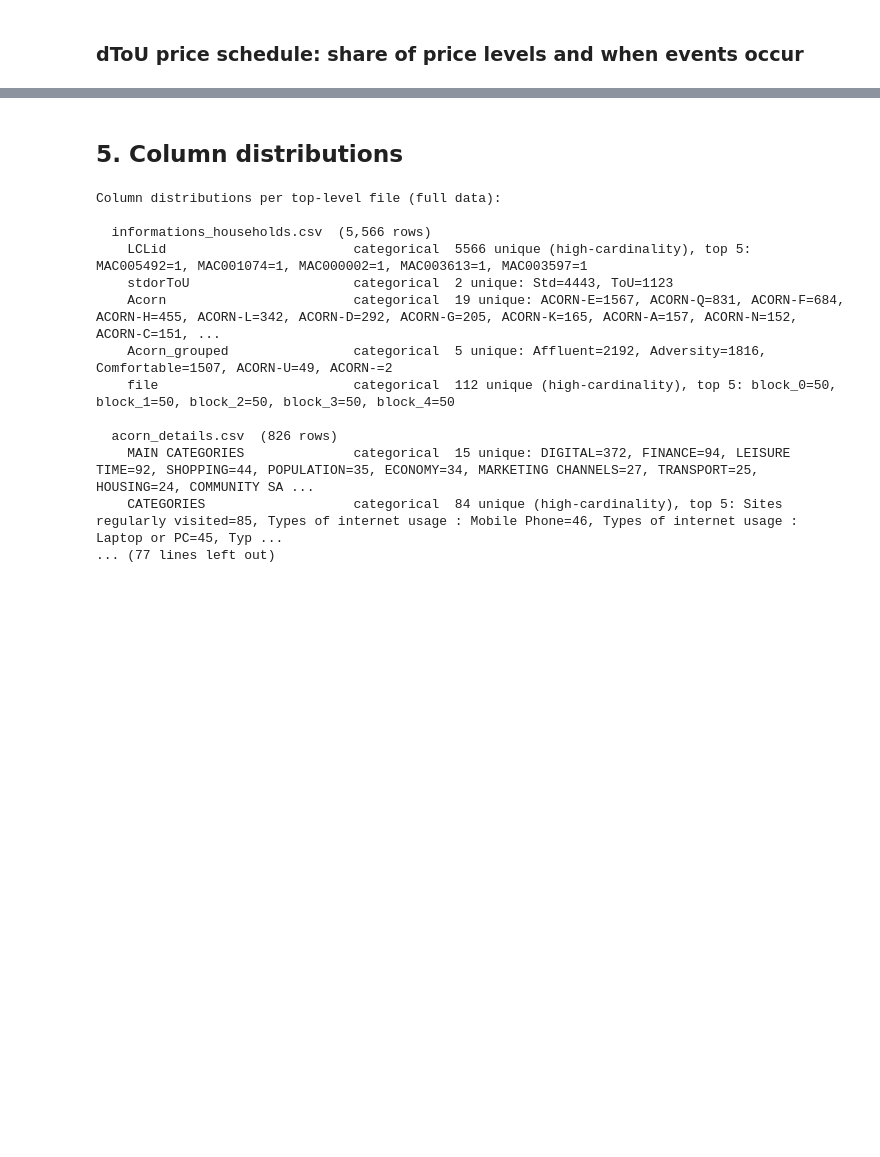
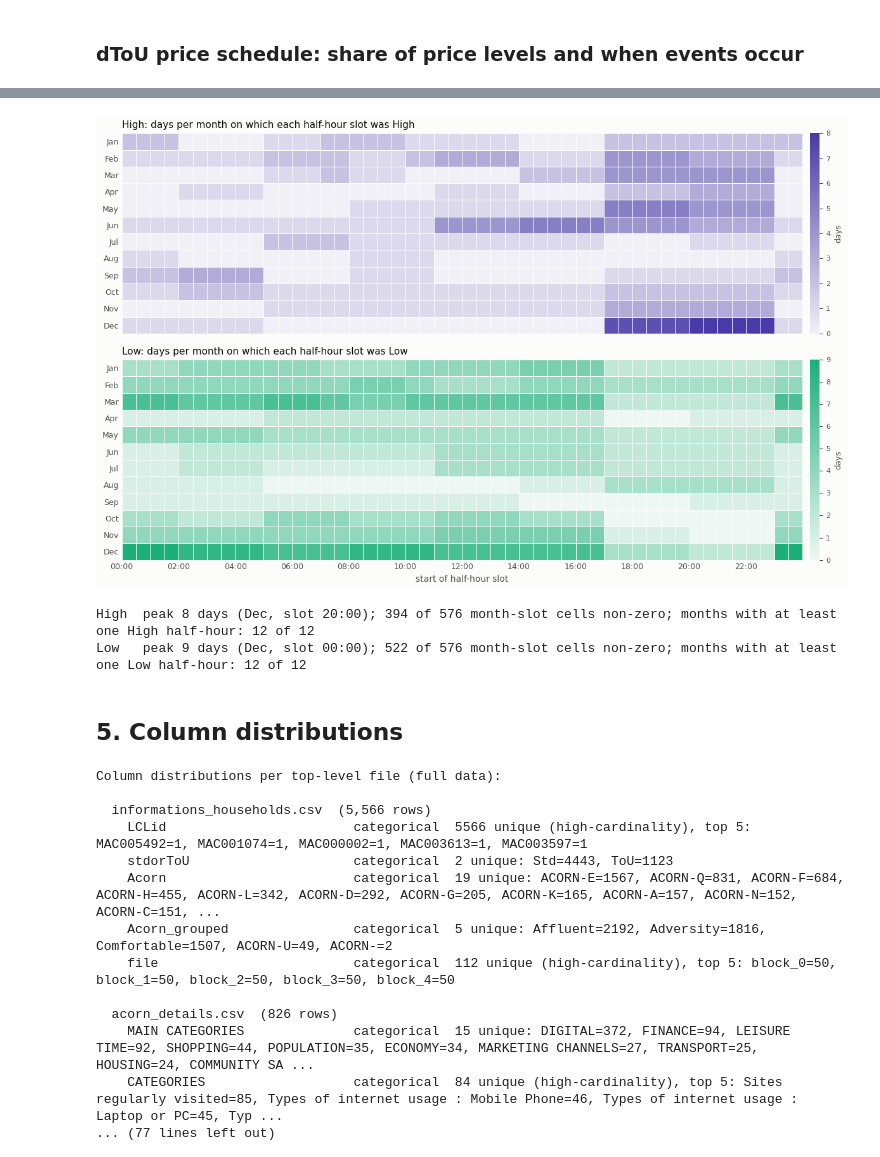
Before and after one commit to purin-kan/BigDataProj, a Jupyter notebook: src/01_eda_smart_meters.ipynb, the cells around one changed output, grey strips where cells are left out. Drawn from its saved outputs; the diff is of its cells as text; code cells hidden in the pictures; blank space fills up the shorter version.

```diff
--- a/src/01_eda_smart_meters.ipynb
+++ b/src/01_eda_smart_meters.ipynb
@@ -388,6 +445,8 @@ print(dtou_schedule[dtou_schedule["Tariff"] != "Normal"].head(10).to_string())
 ## 3. Missing values: NaN and literal `"Null"` strings
 # %%
 FOLDER_NA_VALUES = {"halfhourly_dataset": ["Null"]}  # coerce energy(kWh/hh) to float64 at read time
+FOLDER_NAN = {}      # per folder: NaN count per column, reused for the missing-rows check below
+FOLDER_MOMENTS = {}  # per folder: exact count/sum/sumsq/min/max, reused by Section 5 so the 112 files are parsed once
 
 
 def missing_summary(df, label, expected_rows=None):
@@ -409,6 +468,19 @@ def missing_summary(df, label, expected_rows=None):
     return nan_counts, null_counts
 
 
+def update_moments(moments, num):
+    """Fold one file's numeric columns into running count/sum/sumsq/min/max."""
+    cur = {"count": num.count(), "sum": num.sum(), "sumsq": (num ** 2).sum(),
+           "min": num.min(), "max": num.max()}
+    if moments is None:
+        return cur
+    return {"count": moments["count"].add(cur["count"], fill_value=0),
+            "sum": moments["sum"].add(cur["sum"], fill_value=0),
+            "sumsq": moments["sumsq"].add(cur["sumsq"], fill_value=0),
+            "min": moments["min"].combine(cur["min"], min),
+            "max": moments["max"].combine(cur["max"], max)}
+
+
 print("Missing values per top-level file:\n")
 missing_summary(household_info, "informations_households.csv", file_counts["informations_households.csv"])
 for name in other_top_level_files:
@@ -423,6 +495,7 @@ for folder in ["daily_dataset", "halfhourly_dataset", "hhblock_dataset"]:
     total_rows = 0
     nan_totals = null_totals = None
     energy_dtype = None
+    moments = None
     for f in files:
         df = pd.read_csv(f, na_values=FOLDER_NA_VALUES.get(folder))
         total_rows += len(df)
@@ -430,10 +503,13 @@ for folder in ["daily_dataset", "halfhourly_dataset", "hhblock_dataset"]:
         null = (df == "Null").sum()
         nan_totals = nan if nan_totals is None else nan_totals.add(nan, fill_value=0)
         null_totals = null if null_totals is None else null_totals.add(null, fill_value=0)
+        moments = update_moments(moments, df.select_dtypes(include="number"))
         if folder == "halfhourly_dataset":
             energy_dtype = df["energy(kWh/hh)"].dtype
         del df
     assert total_rows == folder_counts[folder], f"{folder}: row total mismatch"
+    FOLDER_NAN[folder] = nan_totals
+    FOLDER_MOMENTS[folder] = moments
     nan_cols = nan_totals[nan_totals > 0]
     null_cols = null_totals[null_totals > 0]
     print(f"  {folder}  ({total_rows:,} rows across {len(files)} files)")
@@ -616,3 +761,59 @@ for lv in ["High", "Low"]:
+# %%
+import numpy as np
+from matplotlib.colors import LinearSegmentedColormap
+
+
+def tint(hex_color, weight):
+    """Blend hex_color into the page surface: weight 0 = surface, 1 = full colour."""
+    def channels(h):
+        return np.array([int(h[i:i + 2], 16) for i in (1, 3, 5)], dtype=float)
+    mixed = channels(SURFACE) * (1 - weight) + channels(hex_color) * weight
+    return "#" + "".join(f"{int(round(c)):02x}" for c in mixed)
+
+
+# days per (month, slot) at each event level; a missing combination is 0 days
+heat = {}
+for lv in ["High", "Low"]:
+    heat[lv] = (sched[sched["Tariff"] == lv].groupby(["month", "slot"]).size()
+                .unstack(fill_value=0).reindex(index=range(1, 13), columns=range(48), fill_value=0))
+
+fig, axes = plt.subplots(2, 1, figsize=(12, 7.6), sharex=True)
+fig.patch.set_facecolor(SURFACE)
+for ax, lv in zip(axes, ["High", "Low"]):
+    data = heat[lv]
+    cmap = LinearSegmentedColormap.from_list(lv, [tint(LEVEL_COLOR[lv], 0.06), LEVEL_COLOR[lv]])
+    mesh = ax.pcolormesh(np.arange(49), np.arange(13), data.to_numpy(), cmap=cmap, vmin=0,
+                         vmax=data.to_numpy().max(), edgecolors=SURFACE, linewidth=0.6)
+    ax.set_facecolor(SURFACE)
+    ax.invert_yaxis()
+    ax.set_yticks(np.arange(12) + 0.5)
+    ax.set_yticklabels(MONTHS)
+    ax.set_xticks(range(0, 48, 4))
+    ax.set_xticklabels([slot_label(s) for s in range(0, 48, 4)])
+    ax.tick_params(colors=INK_MUTED, labelsize=9, length=0)
+    for side in ax.spines.values():
+        side.set_visible(False)
+    ax.set_title(f"{lv}: days per month on which each half-hour slot was {lv}", color=INK, fontsize=11, loc="left")
+    cbar = fig.colorbar(mesh, ax=ax, pad=0.01, fraction=0.03)
+    cbar.set_label("days", color=INK_MUTED, fontsize=9)
+    cbar.ax.tick_params(colors=INK_MUTED, labelsize=8)
+    cbar.outline.set_visible(False)
+axes[1].set_xlabel("start of half-hour slot", color=INK_MUTED)
+plt.tight_layout()
+plt.show()
+
+for lv in ["High", "Low"]:
+    data = heat[lv]
+    peak = int(data.to_numpy().max())
+    month_i, slot_i = np.unravel_index(data.to_numpy().argmax(), data.shape)
+    active = data.gt(0)
+    print(f"{lv:<5} peak {peak} days ({MONTHS[month_i]}, slot {slot_label(slot_i)}); "
+          f"{int(active.to_numpy().sum())} of {data.size} month-slot cells non-zero; "
+          f"months with at least one {lv} half-hour: {int(active.any(axis=1).sum())} of 12")
+# %% [output]
+[figure, added]
+High  peak 8 days (Dec, slot 20:00); 394 of 576 month-slot cells non-zero; months with at least one High half-hour: 12 of 12
+Low   peak 9 days (Dec, slot 00:00); 522 of 576 month-slot cells non-zero; months with at least one Low half-hour: 12 of 12
 # %% [markdown]
 ## 5. Column distributions
 # %%
```
Also changed, not shown: parts of 17 cells of this notebook, 8 other files.
